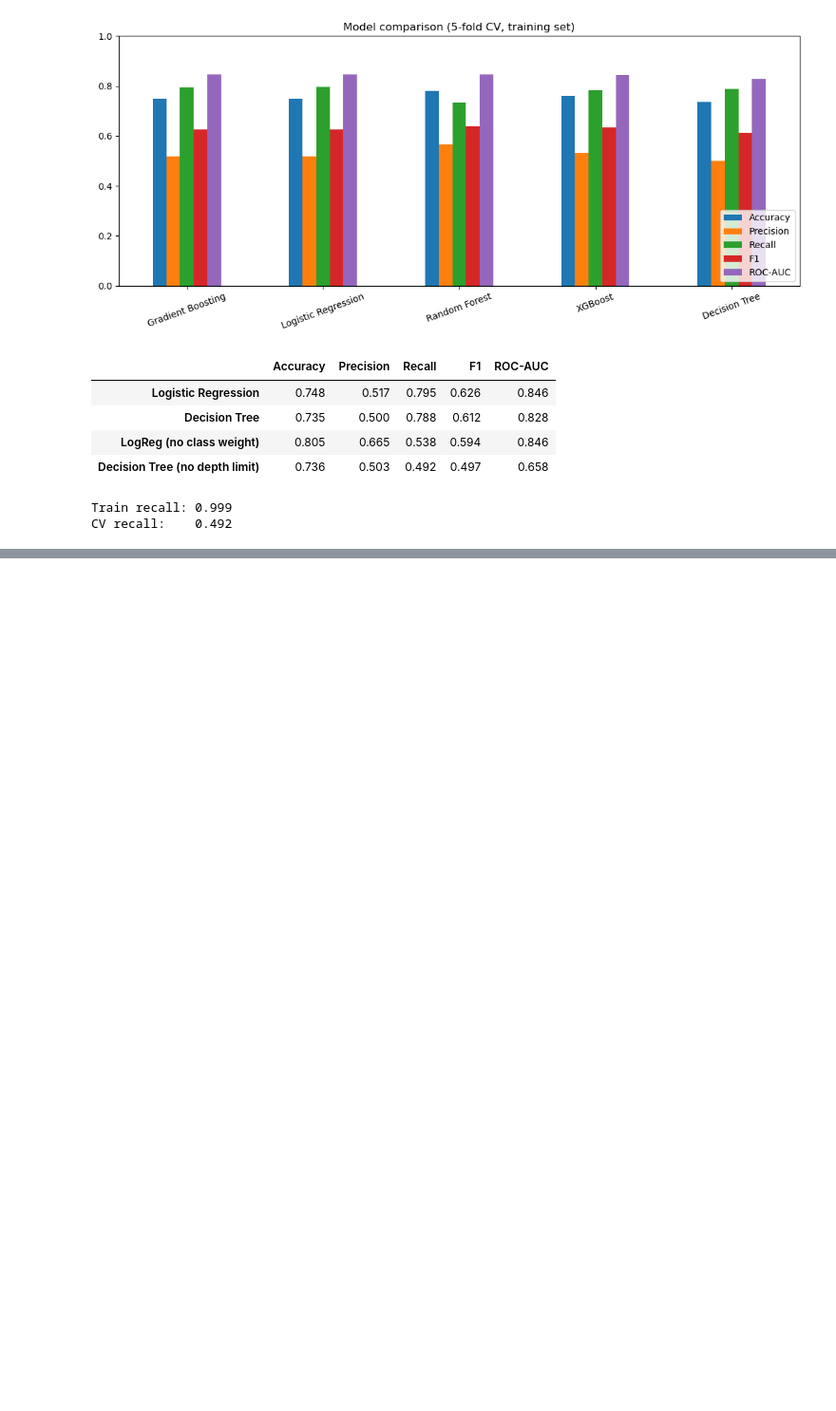
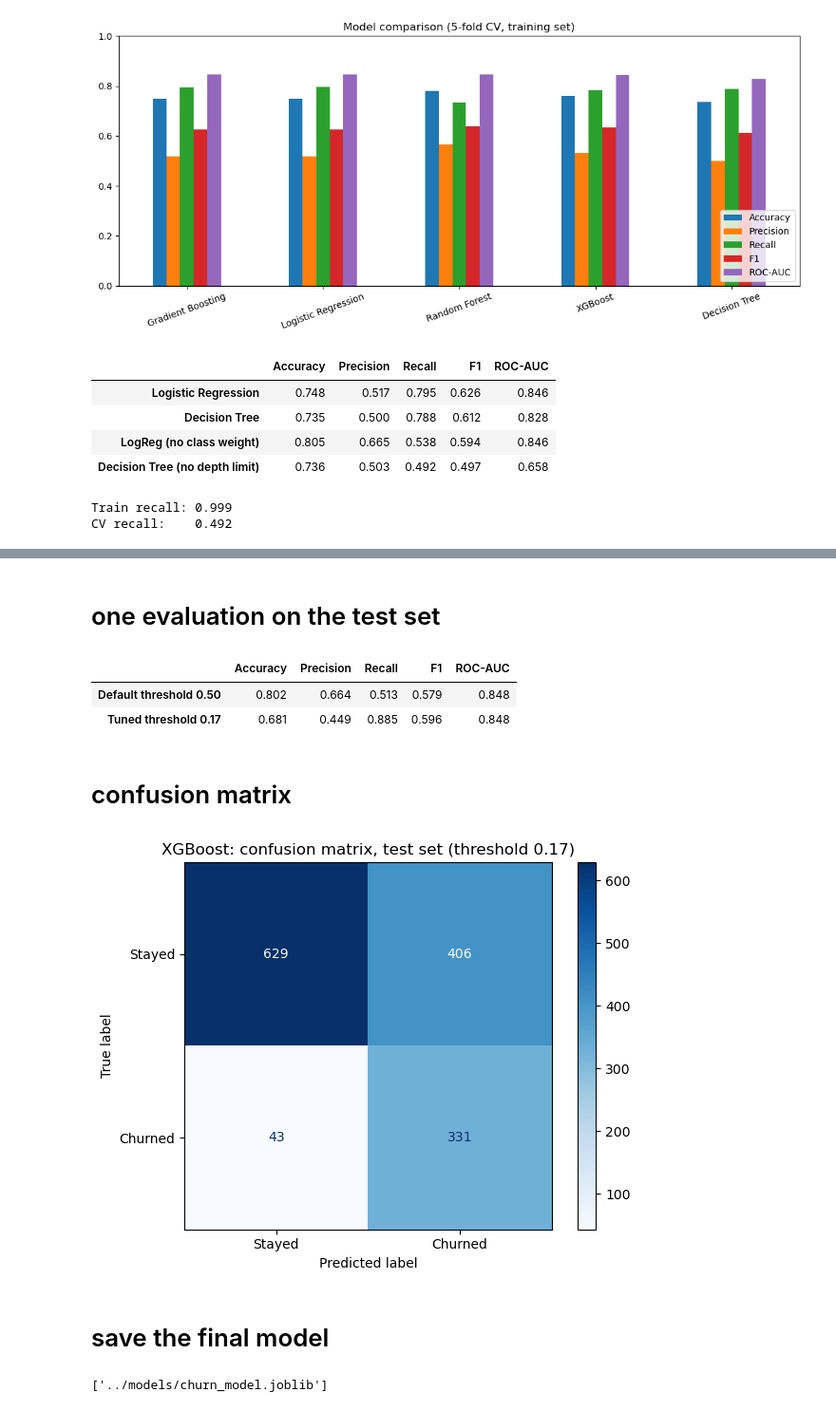
Before and after one commit to mzainnasir010/customer-churn-prediction, a Jupyter notebook: notebooks/05_modelling.ipynb, the cells around one changed output, grey strips where cells are left out. Shown at 95% size. Drawn from its saved outputs; the diff is of its cells as text; code cells hidden in the pictures; blank space fills up the shorter version.

```diff
--- a/notebooks/05_modelling.ipynb
+++ b/notebooks/05_modelling.ipynb
@@ -175,0 +269,44 @@ CV recall:    0.492
+# %% [markdown]
+# one evaluation on the test set
+# %%
+test_proba = final_pipe.predict_proba(X_test)[:, 1]
+
+def scores(y_true, proba, t):
+    pred = (proba >= t).astype(int)
+    return {
+        "Accuracy": accuracy_score(y_true, pred),
+        "Precision": precision_score(y_true, pred),
+        "Recall": recall_score(y_true, pred),
+        "F1": f1_score(y_true, pred),
+        "ROC-AUC": roc_auc_score(y_true, proba),
+    }
+
+test_results = pd.DataFrame({
+    "Default threshold 0.50": scores(y_test, test_proba, 0.5),
+    f"Tuned threshold {best_t}": scores(y_test, test_proba, best_t),
+}).T.round(3)
+test_results.to_csv("../reports/final_test_results.csv")
+test_results
+# %% [output]
+|  | Accuracy | Precision | Recall | F1 | ROC-AUC |
+| Default threshold 0.50 | 0.802 | 0.664 | 0.513 | 0.579 | 0.848 |
+| Tuned threshold 0.17 | 0.681 | 0.449 | 0.885 | 0.596 | 0.848 |
+# %% [markdown]
+# confusion matrix
+# %%
+ConfusionMatrixDisplay.from_predictions(
+    y_test, (test_proba >= best_t).astype(int),
+    display_labels=["Stayed", "Churned"], cmap="Blues")
+plt.title(f"{best_name}: confusion matrix, test set (threshold {best_t})")
+plt.tight_layout()
+plt.savefig("../reports/confusion_matrix.png", dpi=150)
+plt.show()
+# %% [output]
+[figure, added]
+# %% [markdown]
+# save the final model
+# %%
+joblib.dump({"pipeline": final_pipe, "threshold": best_t, "model_name": best_name},
+            "../models/churn_model.joblib")
+# %% [output]
+['../models/churn_model.joblib']
```
Also changed, not shown: parts of 9 cells of this notebook, 5 other files.
